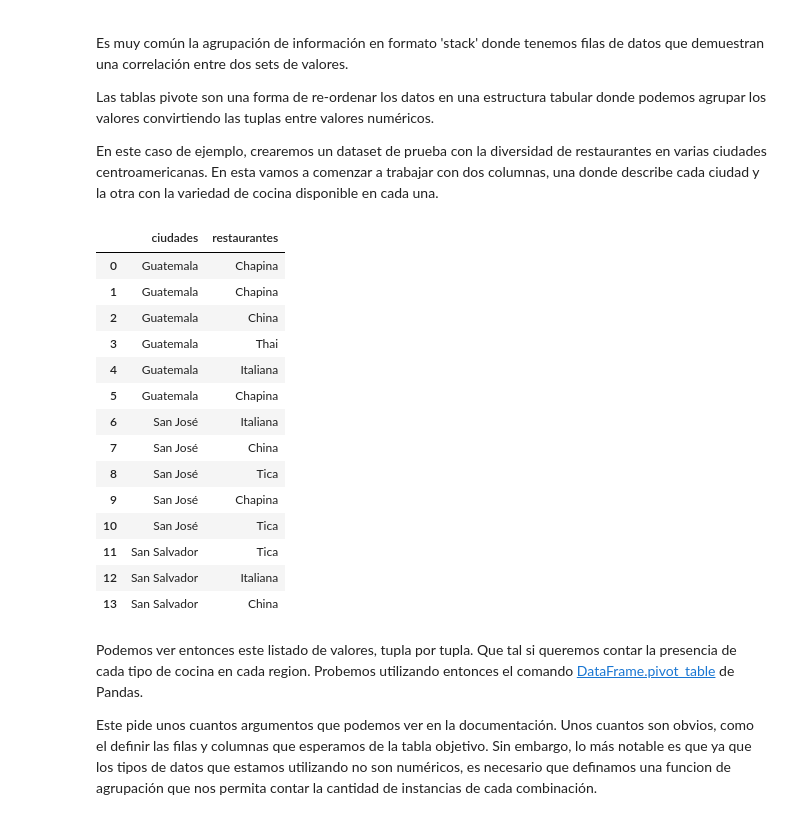
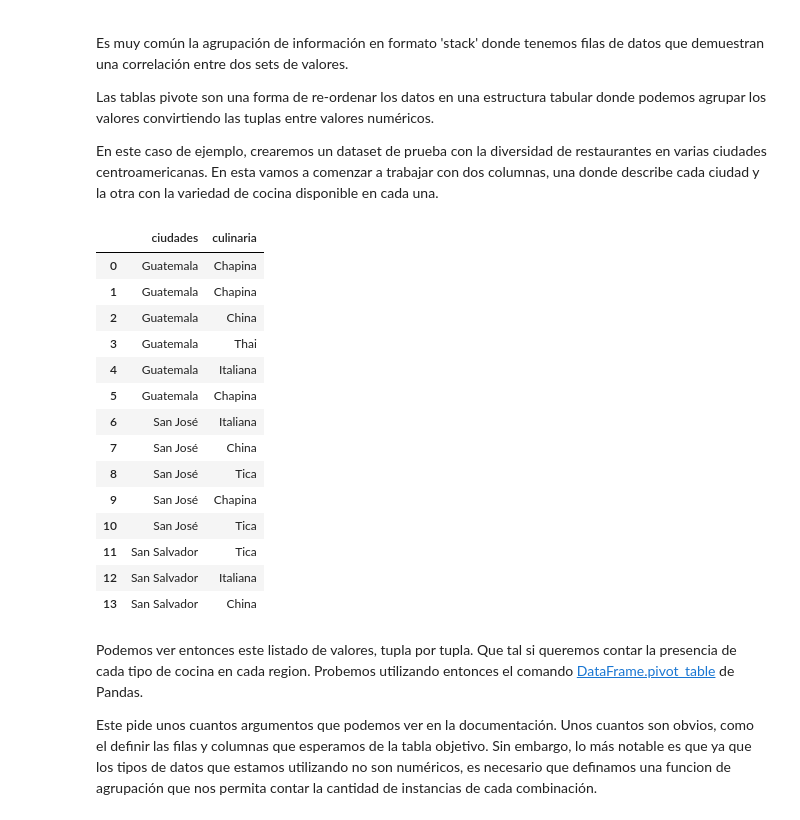
Before and after one commit to tian2992/notebooks_dateros, a Jupyter notebook: 02-Manipulacion-Agrupacion-Pivote/Manipulaciones-trasnformaciones.ipynb, the cells around one changed output. Saved outputs shown, nothing was run; the diff lists cells and outputs as text; code cells hidden in the pictures.

```diff
--- a/02-Manipulacion-Agrupacion-Pivote/Manipulaciones-trasnformaciones.ipynb
+++ b/02-Manipulacion-Agrupacion-Pivote/Manipulaciones-trasnformaciones.ipynb
@@ -16,13 +16,13 @@ En este caso de ejemplo, crearemos un dataset de prueba con la diversidad de res
 # %%
 data_restaurantes = {
     'ciudades': ['Guatemala','Guatemala','Guatemala','Guatemala','Guatemala','Guatemala','San José','San José','San José','San José','San José','San Salvador','San Salvador','San Salvador'],
-    'restaurantes': ['Chapina','Chapina','China','Thai','Italiana','Chapina','Italiana','China','Tica','Chapina','Tica','Tica','Italiana','China']
+    'culinaria': ['Chapina','Chapina','China','Thai','Italiana','Chapina','Italiana','China','Tica','Chapina','Tica','Tica','Italiana','China']
 }
 
 restaurantes_dataframe_pares = pd.DataFrame(data_restaurantes)
 restaurantes_dataframe_pares
 # %% [output]
-|  | ciudades | restaurantes |
+|  | ciudades | culinaria |
 | 0 | Guatemala | Chapina |
 | 1 | Guatemala | Chapina |
 | 2 | Guatemala | China |
```
Also changed, not shown: parts of 18 cells of this notebook.
